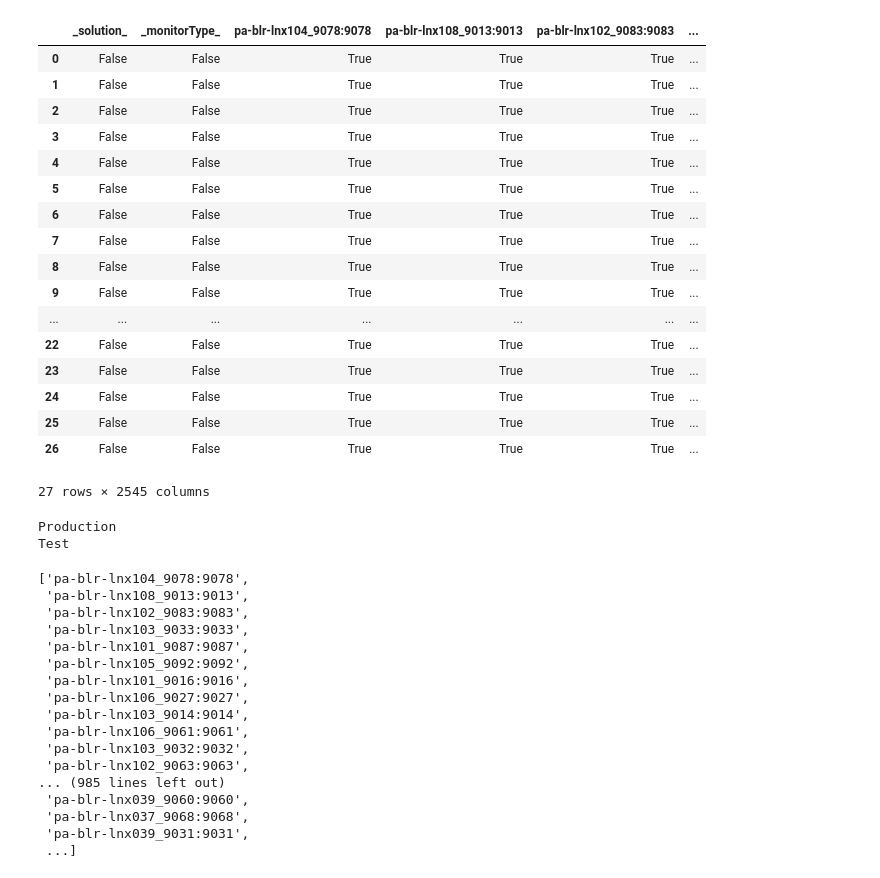
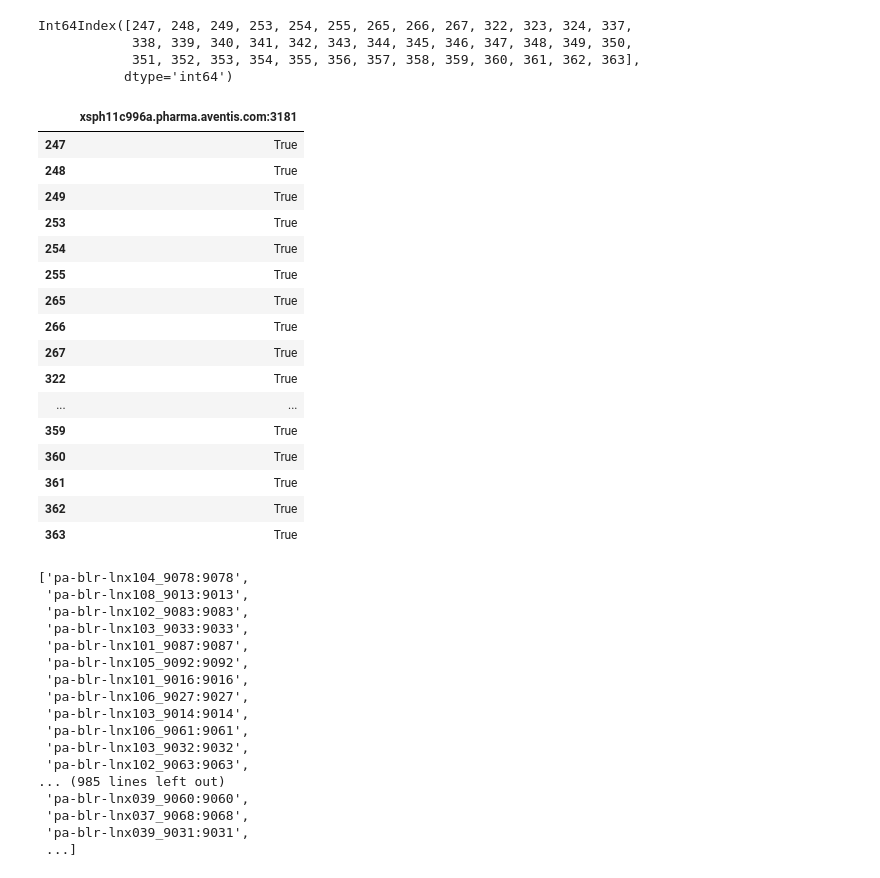
Before and after one commit to martin-tauber/thresholdMigration, a Jupyter notebook: analytics/thresholds.ipynb, the cells around one changed output. Saved outputs shown, nothing was run; the diff lists cells and outputs as text; code cells hidden in the pictures.

```diff
--- a/analytics/thresholds.ipynb
+++ b/analytics/thresholds.ipynb
@@ -12,7 +12,7 @@ from lib.ruleset import RuleSetFactory, RulesetMigrator
 # %%
 kmRepository = KMRepository.get(cachedir="../cache")
 
-thresholds = FileThresholdSet(["/Users/martin/Downloads/InstanceThresholdsSanofi_E21_E111/XSPW12B871C_E11-1_AllInstanceThresholdSettings_2020_09_15_16_36_46.csv"])
+thresholds = FileThresholdSet(["/Users/martin/Downloads/InstanceThresholdsSanofi_E21_E111/XSPW12B871C_E11-1_AllInstanceThresholdSettings_2020_09_15_16_36_46.csv"], "csv")
 thresholds.load()
 migrator = InstanceThresholdMigrator(thresholds, kmRepository)
 agentConfigurations = migrator.migrate(False)
@@ -51,30 +40,31 @@ Length: 175, dtype: int64
-# %%
-c[c.columns.tolist()] == True
-# %% [output]
-|  | _solution_ | _monitorType_ | pa-blr-lnx104_9078:9078 | pa-blr-lnx108_9013:9013 | pa-blr-lnx102_9083:9083 | ... |
-| 0 | False | False | True | True | True | ... |
-| 1 | False | False | True | True | True | ... |
-| 2 | False | False | True | True | True | ... |
-| 3 | False | False | True | True | True | ... |
-| 4 | False | False | True | True | True | ... |
-| 5 | False | False | True | True | True | ... |
-| 6 | False | False | True | True | True | ... |
-| 7 | False | False | True | True | True | ... |
-| 8 | False | False | True | True | True | ... |
-| 9 | False | False | True | True | True | ... |
-| ... | ... | ... | ... | ... | ... | ... |
-| 22 | False | False | True | True | True | ... |
-| 23 | False | False | True | True | True | ... |
-| 24 | False | False | True | True | True | ... |
-| 25 | False | False | True | True | True | ... |
-| 26 | False | False | True | True | True | ... |
-27 rows × 2545 columns
-# %%
-for name, group in d.groupby(["_environment_"]):
-    print(name)
-# %% [output]
-Production
-Test
+# %%
+s=c["xsph11c996a.pharma.aventis.com:3181"]
+s[s == True].index
+# %% [output]
+Int64Index([247, 248, 249, 253, 254, 255, 265, 266, 267, 322, 323, 324, 337,
+            338, 339, 340, 341, 342, 343, 344, 345, 346, 347, 348, 349, 350,
+            351, 352, 353, 354, 355, 356, 357, 358, 359, 360, 361, 362, 363],
+           dtype='int64')
+# %%
+c.loc[s[s == True].index][["xsph11c996a.pharma.aventis.com:3181"]]
+# %% [output]
+|  | xsph11c996a.pharma.aventis.com:3181 |
+| 247 | True |
+| 248 | True |
+| 249 | True |
+| 253 | True |
+| 254 | True |
+| 255 | True |
+| 265 | True |
+| 266 | True |
+| 267 | True |
+| 322 | True |
+| ... | ... |
+| 359 | True |
+| 360 | True |
+| 361 | True |
+| 362 | True |
+| 363 | True |
 # %%
 #matrix = configurationMatrix
 s = (matrix[matrix.columns.tolist()] == True).sum(axis = 0)
```
Also changed, not shown: parts of 3 cells of this notebook, 6 other files.
